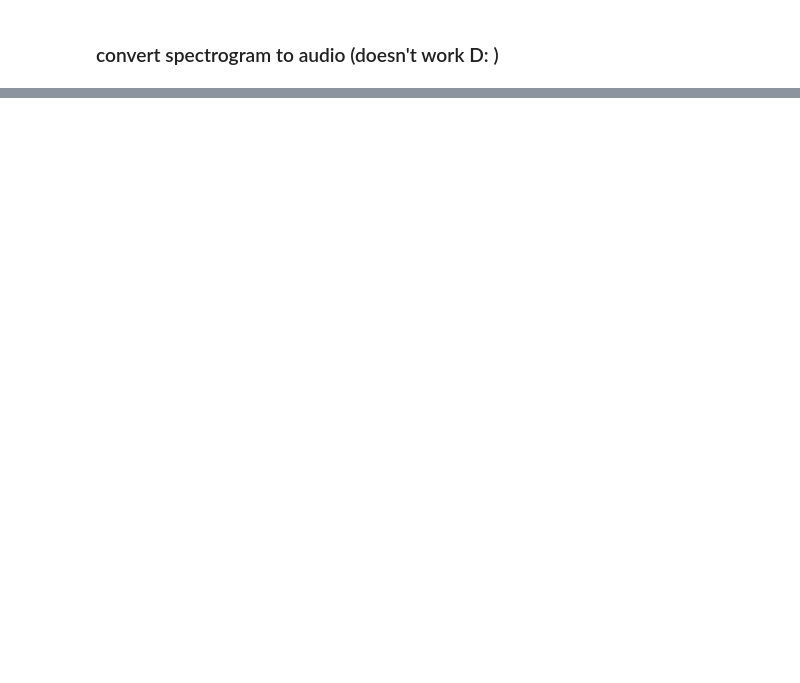
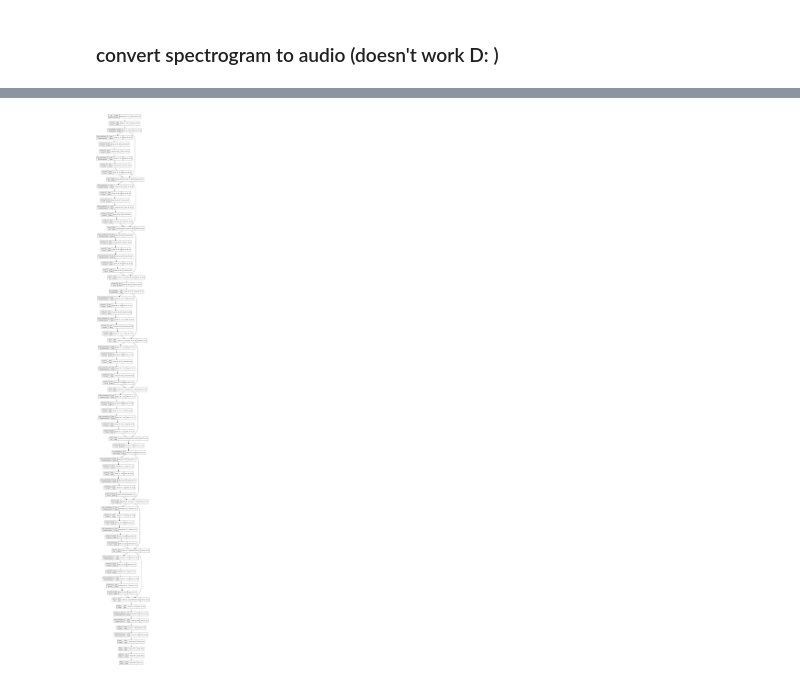
Before and after one commit to kpmrozowski/wut-mini-deep-learning, a Jupyter notebook: speech-recognition/train_unknowns.ipynb, the cells around one changed output, grey strips where cells are left out. Saved outputs shown, nothing was run; the diff lists cells and outputs as text; code cells hidden in the pictures; blank space fills up the shorter version.

Commit message:
Add secondary net

```diff
--- a/speech-recognition/train_unknowns.ipynb
+++ b/speech-recognition/train_unknowns.ipynb
@@ -489,0 +451,3 @@ down != stop (122, 85, 1) 1019 (5082,)
+# %%
+#filters_size should not change
+output_size = 12
@@ -489,0 +470,11 @@ down != stop (122, 85, 1) 1019 (5082,)
+# %%
+arch = 'resnetlstm8_16_32_128_secondary'
+# %%
+sr2 = ResNetLstm(filters_list, input_size, output_size)
+sr2.build()
+sr2.m.compile(loss='categorical_crossentropy',
+             optimizer=Adadelta(learning_rate=1.0,
+                                rho=0.95,
+                                epsilon=1e-07,
+                                name="Adadelta"),
+             metrics=['accuracy'])
@@ -489,0 +516,6 @@ down != stop (122, 85, 1) 1019 (5082,)
+# %%
+plot_model(sr2.m,
+           to_file = './models/{}_{}.png'.format(arch,date),
+           show_shapes = True)
+# %% [output]
+[figure, added]
```
Also changed, not shown: parts of 33 cells of this notebook.
